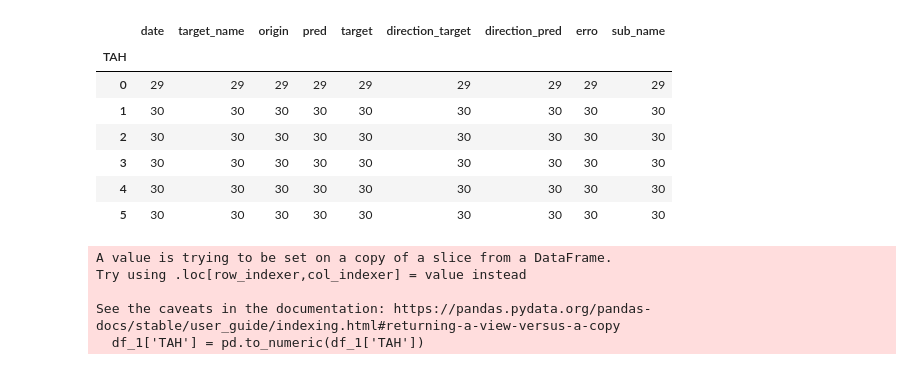
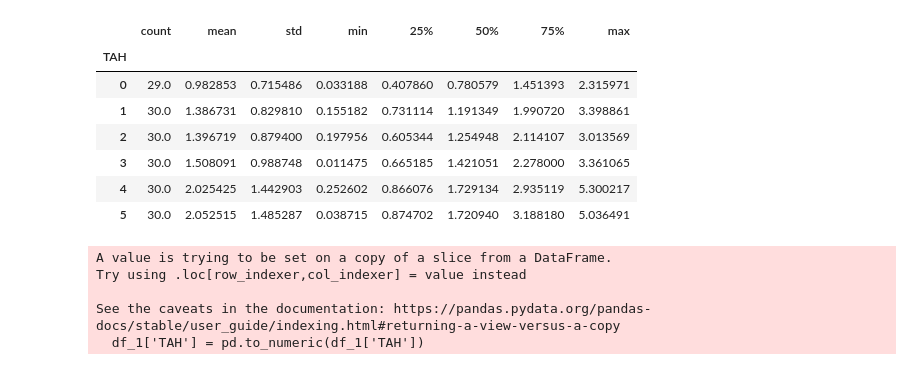
Before and after one commit to GustavoFortti/Studies-Price-Prediction-v6, a Jupyter notebook: notebooks/pred_ahead..ipynb, the cells around one changed output. Cells and saved outputs as stored; diff of their text form; code cells hidden in the pictures.

```diff
--- a/notebooks/pred_ahead..ipynb
+++ b/notebooks/pred_ahead..ipynb
@@ -19,14 +38,14 @@ df['TAH'] = df['TAH'].str.replace('_', '')
 # %%
-df.groupby('TAH').count()
+df.groupby('TAH').describe()['erro']
 # %% [output]
-|  | date | target_name | origin | pred | target | direction_target | direction_pred | erro | sub_name |
-| TAH |  |  |  |  |  |  |  |  |  |
-| 0 | 29 | 29 | 29 | 29 | 29 | 29 | 29 | 29 | 29 |
-| 1 | 30 | 30 | 30 | 30 | 30 | 30 | 30 | 30 | 30 |
-| 2 | 30 | 30 | 30 | 30 | 30 | 30 | 30 | 30 | 30 |
-| 3 | 30 | 30 | 30 | 30 | 30 | 30 | 30 | 30 | 30 |
-| 4 | 30 | 30 | 30 | 30 | 30 | 30 | 30 | 30 | 30 |
-| 5 | 30 | 30 | 30 | 30 | 30 | 30 | 30 | 30 | 30 |
+|  | count | mean | std | min | 25% | 50% | 75% | max |
+| TAH |  |  |  |  |  |  |  |  |
+| 0 | 29.0 | 0.982853 | 0.715486 | 0.033188 | 0.407860 | 0.780579 | 1.451393 | 2.315971 |
+| 1 | 30.0 | 1.386731 | 0.829810 | 0.155182 | 0.731114 | 1.191349 | 1.990720 | 3.398861 |
+| 2 | 30.0 | 1.396719 | 0.879400 | 0.197956 | 0.605344 | 1.254948 | 2.114107 | 3.013569 |
+| 3 | 30.0 | 1.508091 | 0.988748 | 0.011475 | 0.665185 | 1.421051 | 2.278000 | 3.361065 |
+| 4 | 30.0 | 2.025425 | 1.442903 | 0.252602 | 0.866076 | 1.729134 | 2.935119 | 5.300217 |
+| 5 | 30.0 | 2.052515 | 1.485287 | 0.038715 | 0.874702 | 1.720940 | 3.188180 | 5.036491 |
 # %%
 df_1 = df[df['date'] == '2021-09-28']
 df_1['TAH'] = pd.to_numeric(df_1['TAH'])
```
Also changed, not shown: parts of 1 cell of this notebook, 8 other files.
